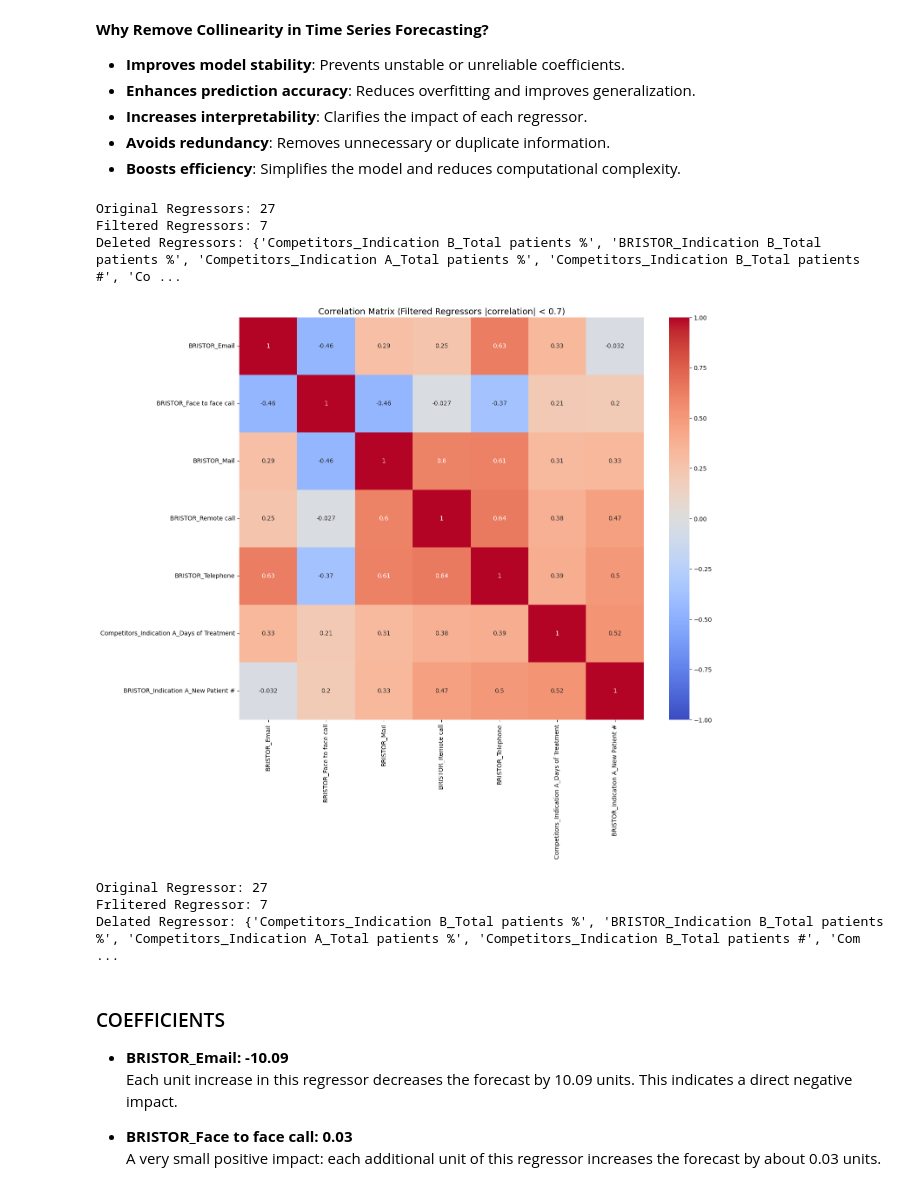
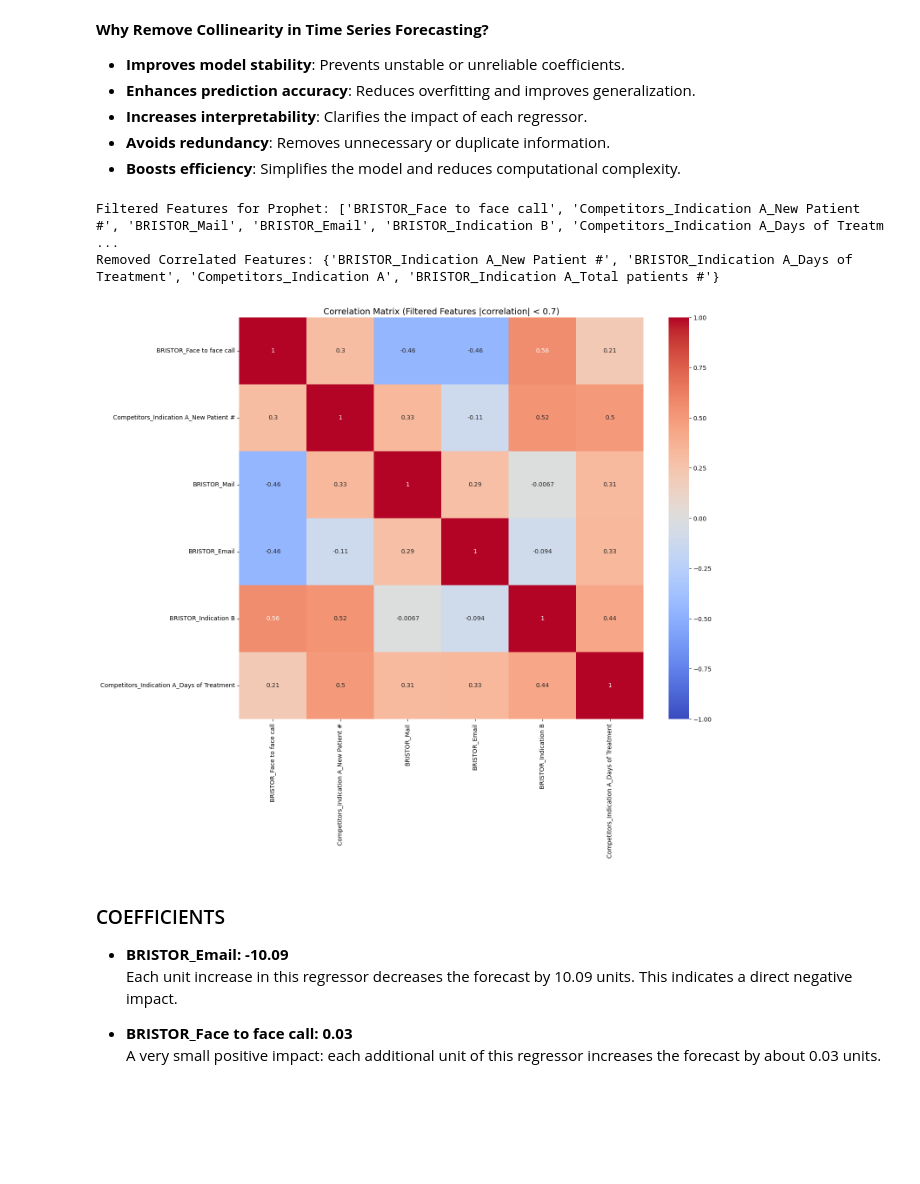
Before and after one commit to AmirMFarhang/LauzHack-CassadagApp, a Jupyter notebook: bristor_analisys.ipynb, the cells around one changed output. Drawn from its saved outputs; the diff is of its cells as text; code cells hidden in the pictures; blank space fills up the shorter version.

Commit message:
Refactor  Bristor model

```diff
--- a/bristor_analisys.ipynb
+++ b/bristor_analisys.ipynb
@@ -57,57 +99,39 @@ regressors = ['BRISTOR_Email',
 # %%
-corr_matrix = df[regressors].corr()
+# Correlation matrix for features
+corr_matrix = df[selected_features].corr()
 
 correlated_features = set()
-threshold = 0.7
+threshold = 0.75
+
+target_corr = df[selected_features].corrwith(df['Ex-Factory volumes'])
 
 for i in range(len(corr_matrix.columns)):
     for j in range(i):
         if abs(corr_matrix.iloc[i, j]) > threshold:
-            colname = corr_matrix.columns[i]
-            correlated_features.add(colname)
+            col_i = corr_matrix.columns[i]
+            col_j = corr_matrix.columns[j]
 
+            # Delete the feature less important with the target
+            if abs(target_corr[col_i]) > abs(target_corr[col_j]):
+                correlated_features.add(col_j)
+            else:
+                correlated_features.add(col_i)
 
-regressors_filtered = [col for col in regressors if col not in correlated_features]
+filtered_features = [col for col in selected_features if col not in correlated_features]
 
-print(f"Original Regressors: {len(regressors)}")
-print(f"Filtered Regressors: {len(regressors_filtered)}")
-print(f"Deleted Regressors: {correlated_features}")
+print(f"Filtered Features for Prophet: {filtered_features}")
+print(f"Removed Correlated Features: {correlated_features}")
 
-
-filtered_corr = df[regressors_filtered].corr()
-filtered_corr = filtered_corr.dropna(how='all', axis=0).dropna(how='all', axis=1)
-
+filtered_corr = df[filtered_features].corr()
 
 plt.figure(figsize=(15, 12))
 sns.heatmap(filtered_corr, annot=True, cmap='coolwarm', vmin=-1, vmax=1, cbar=True)
-plt.title('Correlation Matrix (Filtered Regressors |correlation| < 0.7)', fontsize=14)
+plt.title('Correlation Matrix (Filtered Features |correlation| < 0.7)', fontsize=14)
 plt.show()
 # %% [output]
-Original Regressors: 27
-Filtered Regressors: 7
-Deleted Regressors: {'Competitors_Indication B_Total patients %', 'BRISTOR_Indication B_Total patients %', 'Competitors_Indication A_Total patients %', 'Competitors_Indication B_Total patients #', 'Co ...
+Filtered Features for Prophet: ['BRISTOR_Face to face call', 'Competitors_Indication A_New Patient #', 'BRISTOR_Mail', 'BRISTOR_Email', 'BRISTOR_Indication B', 'Competitors_Indication A_Days of Treatm ...
+Removed Correlated Features: {'BRISTOR_Indication A_New Patient #', 'BRISTOR_Indication A_Days of Treatment', 'Competitors_Indication A', 'BRISTOR_Indication A_Total patients #'}
-[figure, old version]
+[figure, new version]
-# %%
-correlated_features = set()
-threshold = 0.7
-
-for i in range(len(corr_matrix.columns)):
-    for j in range(i):
-        if abs(corr_matrix.iloc[i, j]) > threshold:
-            colname = corr_matrix.columns[i]
-            correlated_features.add(colname)
-
-regressors_filtered = [col for col in regressors if col not in correlated_features]
-
-
-print(f"Original Regressor: {len(regressors)}")
-print(f"Frlitered Regressor: {len(regressors_filtered)}")
-print(f"Delated Regressor: {correlated_features}")
-df_filtered = df[regressors_filtered]
-# %% [output]
-Original Regressor: 27
-Frlitered Regressor: 7
-Delated Regressor: {'Competitors_Indication B_Total patients %', 'BRISTOR_Indication B_Total patients %', 'Competitors_Indication A_Total patients %', 'Competitors_Indication B_Total patients #', 'Com ...
 # %% [markdown]
 ### COEFFICIENTS
 - **BRISTOR_Email: -10.09**
```
Also changed, not shown: parts of 12 cells of this notebook, 2 other files.
